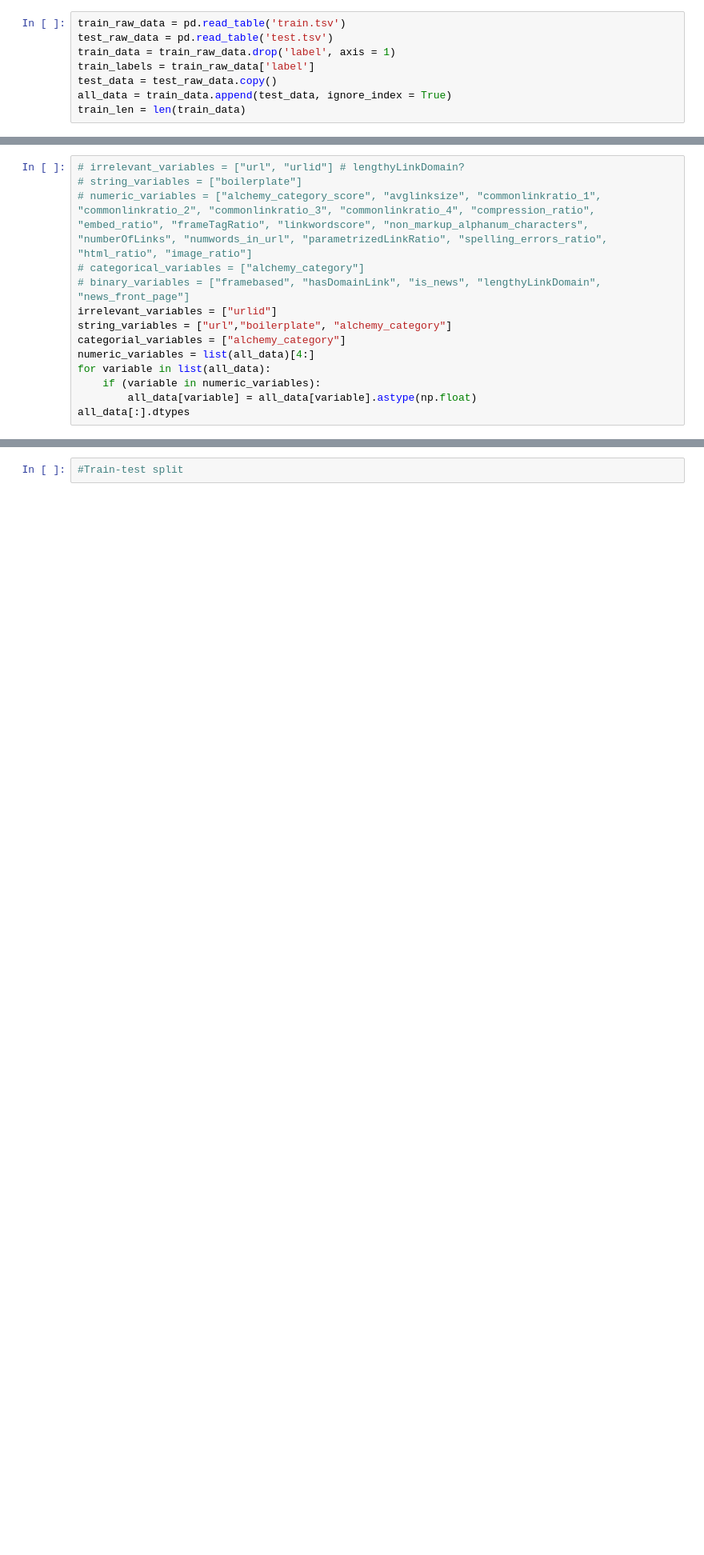
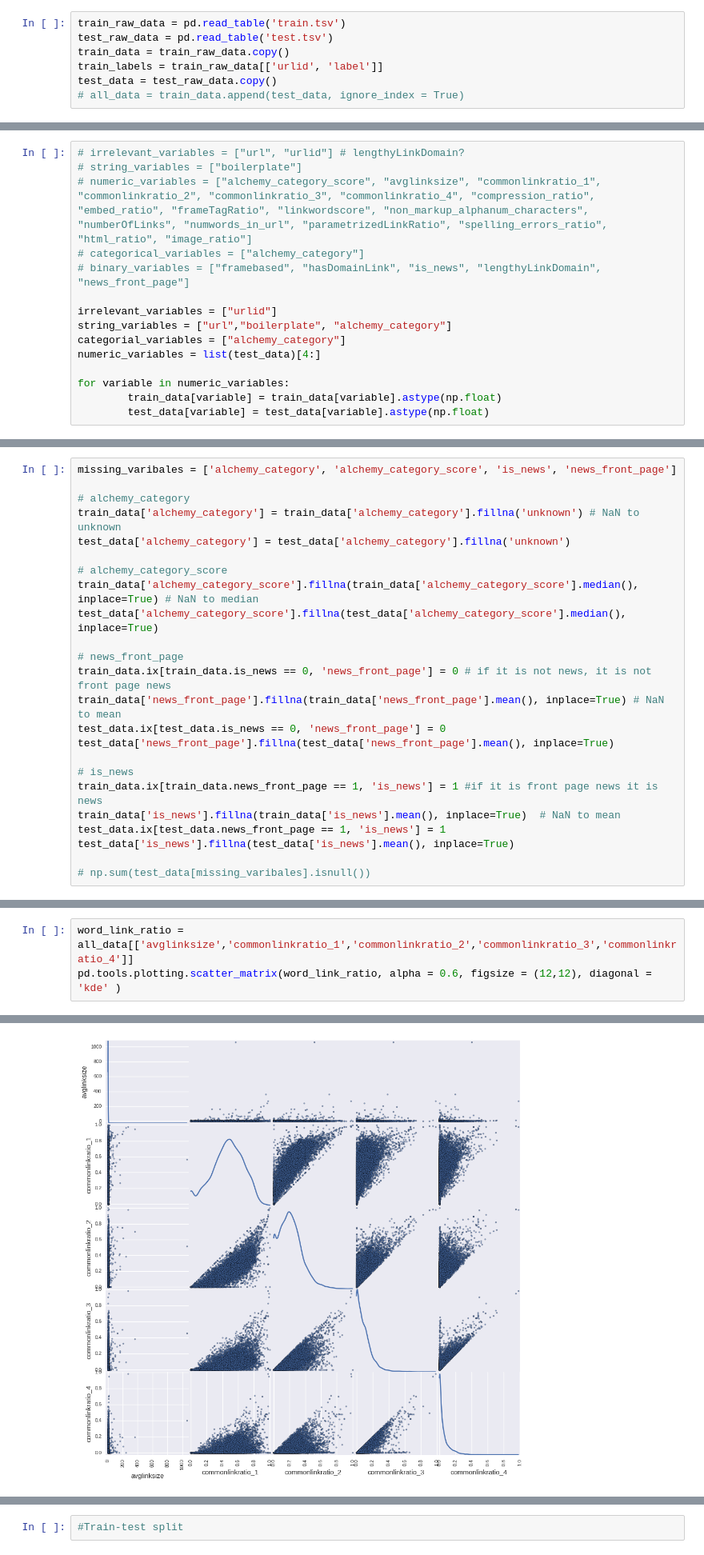
Before and after one commit to liadwg/DMProject, a Jupyter notebook: DataMiningProject200116.ipynb, the cells around one changed output, grey strips where cells are left out. Shown at 80% size. Drawn from its saved outputs; the diff is of its cells as text; blank space fills up the shorter version.

```diff
--- a/DataMiningProject200116.ipynb
+++ b/DataMiningProject200116.ipynb
@@ -18,11 +24,10 @@ from sklearn.ensemble import ExtraTreesClassifier
 # %%
 train_raw_data = pd.read_table('train.tsv')
 test_raw_data = pd.read_table('test.tsv')
-train_data = train_raw_data.drop('label', axis = 1)
-train_labels = train_raw_data['label']
+train_data = train_raw_data.copy()
+train_labels = train_raw_data[['urlid', 'label']]
 test_data = test_raw_data.copy()
-all_data = train_data.append(test_data, ignore_index = True)
-train_len = len(train_data)
+# all_data = train_data.append(test_data, ignore_index = True)
 # %% [markdown]
 ### Replace missing values to NaN
 # %%
@@ -79,11 +65,12 @@ dtype: object
 # numeric_variables = ["alchemy_category_score", "avglinksize", "commonlinkratio_1", "commonlinkratio_2", "commonlinkratio_3", "commonlinkratio_4", "compression_ratio", "embed_ratio", "frameTagRatio", "linkwordscore", "non_markup_alphanum_characters", "numberOfLinks", "numwords_in_url", "parametrizedLinkRatio", "spelling_errors_ratio", "html_ratio", "image_ratio"]
 # categorical_variables = ["alchemy_category"]
 # binary_variables = ["framebased", "hasDomainLink", "is_news", "lengthyLinkDomain", "news_front_page"]
+
 irrelevant_variables = ["urlid"]
 string_variables = ["url","boilerplate", "alchemy_category"]
 categorial_variables = ["alchemy_category"]
-numeric_variables = list(all_data)[4:]
-for variable in list(all_data):
-    if (variable in numeric_variables):
-        all_data[variable] = all_data[variable].astype(np.float)
-all_data[:].dtypes
+numeric_variables = list(test_data)[4:]
+
+for variable in numeric_variables:
+        train_data[variable] = train_data[variable].astype(np.float)
+        test_data[variable] = test_data[variable].astype(np.float)
@@ -144,0 +99,24 @@ dtype: int64
+# %%
+missing_varibales = ['alchemy_category', 'alchemy_category_score', 'is_news', 'news_front_page']
+
+# alchemy_category
+train_data['alchemy_category'] = train_data['alchemy_category'].fillna('unknown') # NaN to unknown
+test_data['alchemy_category'] = test_data['alchemy_category'].fillna('unknown')
+
+# alchemy_category_score
+train_data['alchemy_category_score'].fillna(train_data['alchemy_category_score'].median(), inplace=True) # NaN to median
+test_data['alchemy_category_score'].fillna(test_data['alchemy_category_score'].median(), inplace=True)
+
+# news_front_page
+train_data.ix[train_data.is_news == 0, 'news_front_page'] = 0 # if it is not news, it is not front page news
+train_data['news_front_page'].fillna(train_data['news_front_page'].mean(), inplace=True) # NaN to mean
+test_data.ix[test_data.is_news == 0, 'news_front_page'] = 0
+test_data['news_front_page'].fillna(test_data['news_front_page'].mean(), inplace=True)
+
+# is_news
+train_data.ix[train_data.news_front_page == 1, 'is_news'] = 1 #if it is front page news it is news
+train_data['is_news'].fillna(train_data['is_news'].mean(), inplace=True)  # NaN to mean
+test_data.ix[test_data.news_front_page == 1, 'is_news'] = 1
+test_data['is_news'].fillna(test_data['is_news'].mean(), inplace=True)
+
+# np.sum(test_data[missing_varibales].isnull())
@@ -283,0 +302,4 @@ named_labels.value_counts().plot(kind='bar')
+# %%
+word_link_ratio = all_data[['avglinksize','commonlinkratio_1','commonlinkratio_2','commonlinkratio_3','commonlinkratio_4']]
+pd.tools.plotting.scatter_matrix(word_link_ratio, alpha = 0.6, figsize = (12,12), diagonal = 'kde' )
+# %% [output]
@@ -283,0 +323 @@ named_labels.value_counts().plot(kind='bar')
+[figure, added]
```
Also changed, not shown: parts of 44 cells of this notebook.
